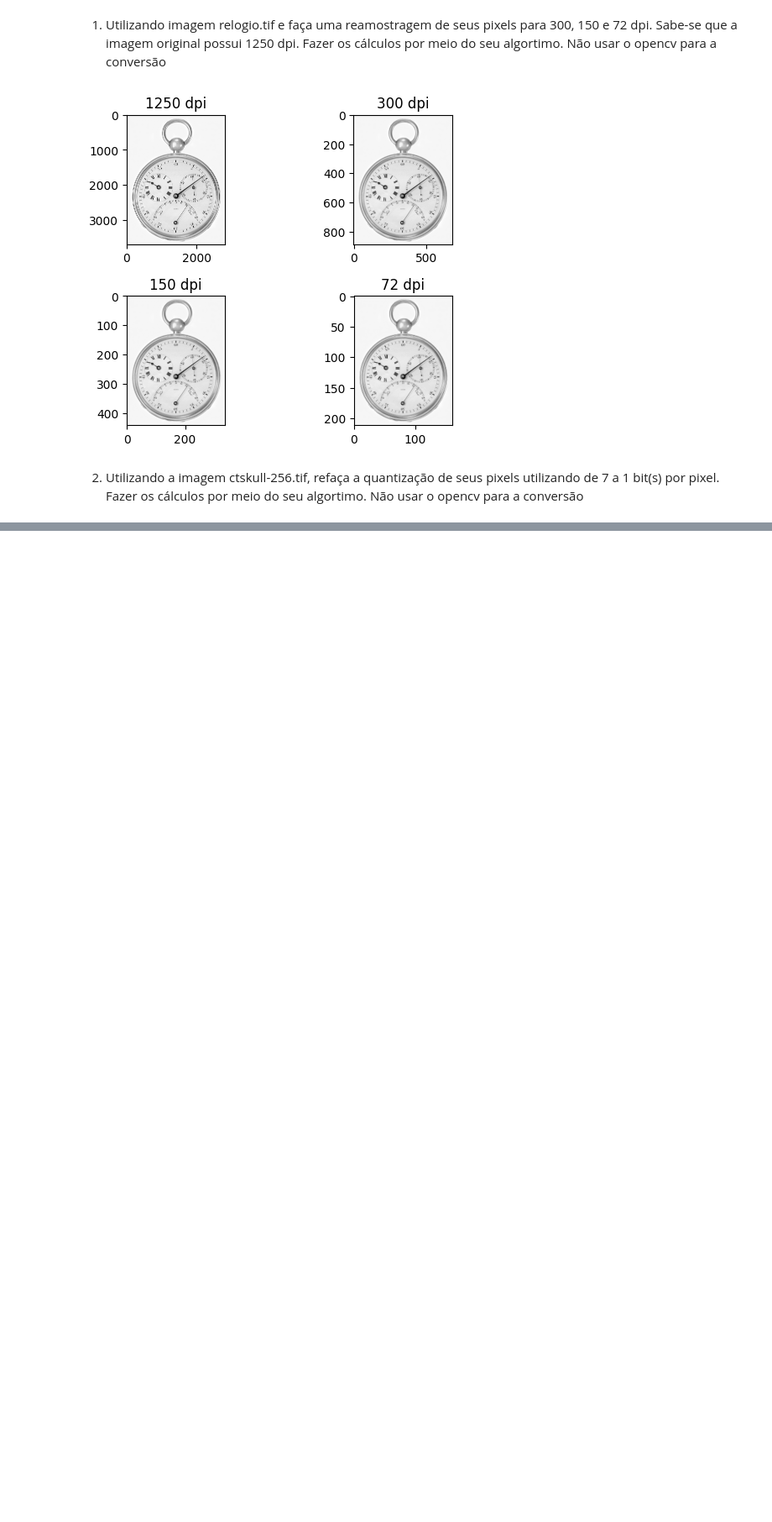
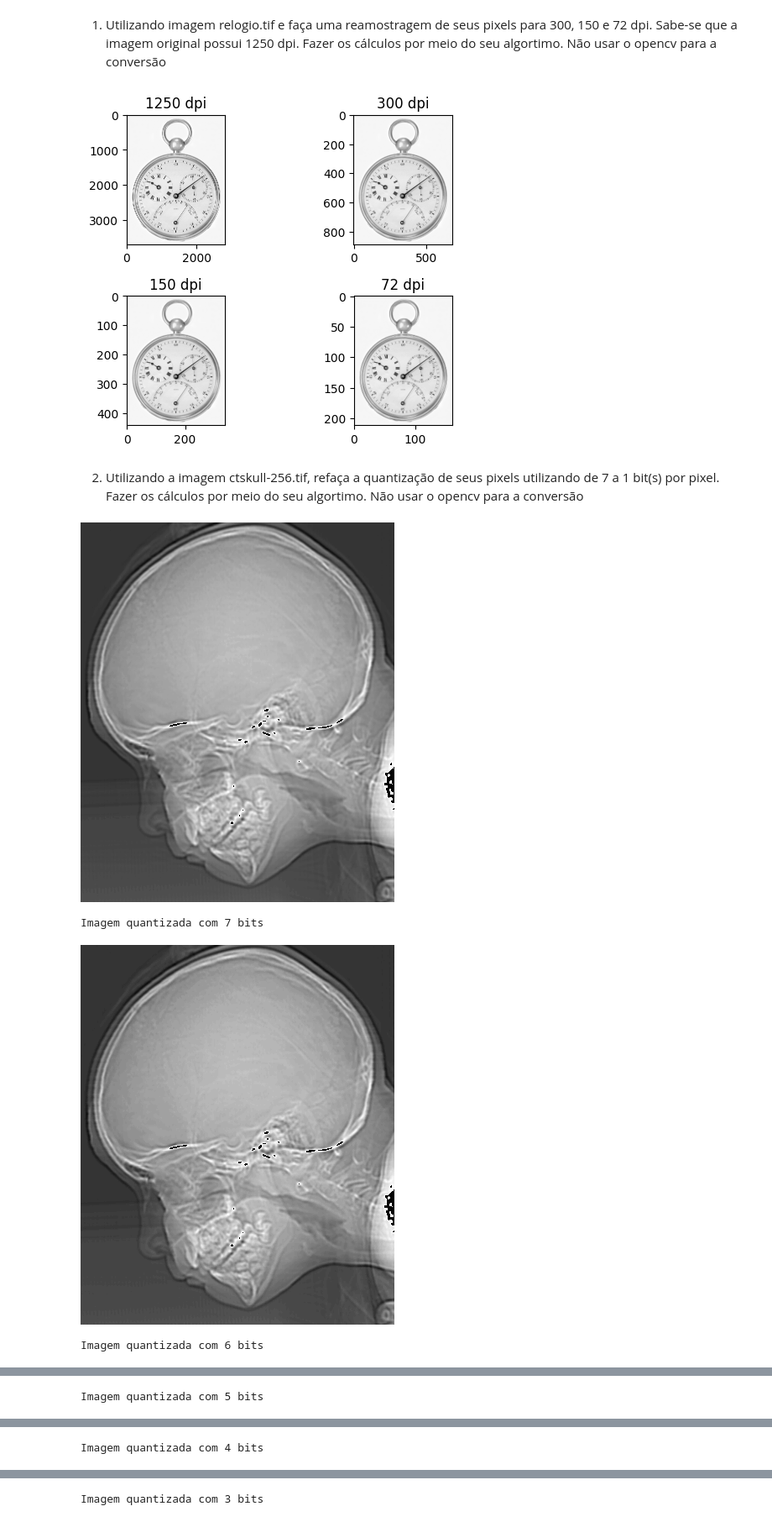
Before and after one commit to DanielGoncalves666/gbc216_t1_G01, a Jupyter notebook: Lab01 - Sampling and Quantization/lab01.ipynb, the cells around one changed output, grey strips where cells are left out. Shown at 84% size. Drawn from its saved outputs; the diff is of its cells as text; code cells hidden in the pictures; blank space fills up the shorter version.

```diff
--- a/Lab01 - Sampling and Quantization/lab01.ipynb
+++ b/Lab01 - Sampling and Quantization/lab01.ipynb
@@ -116,3 +116,35 @@ if __name__ == "__main__":
 [figure]
 # %% [markdown]
 2)	Utilizando a imagem ctskull-256.tif, refaça a quantização de seus pixels utilizando de 7 a 1 bit(s) por pixel.  Fazer os cálculos por meio do seu algortimo. Não usar o opencv para a conversão
+# %%
+import cv2
+import numpy as np
+from PIL import Image
+
+image = cv2.imread("./ctskull-256.tif", cv2.IMREAD_GRAYSCALE)
+
+def quantize_image(image, bits):
+    normalized_image = image / 255.0
+
+    levels = 2 ** bits
+
+    quantized_image = np.floor(normalized_image * levels) / (levels - 1)
+
+    quantized_image = np.uint8(quantized_image * 255)
+
+    return quantized_image
+
+quantized_images = {}
+
+for bits in range(7, 0, -1):
+    quantized_images[bits] = quantize_image(image, bits)
+
+for bits in range(7, 0, -1):
+    pil_image = Image.fromarray(quantized_images[bits])
+    display(pil_image)
+    print(f'Imagem quantizada com {bits} bits')
+# %% [output]
+[figure, added]
+Imagem quantizada com 7 bits
+[figure, added]
+Imagem quantizada com 6 bits
@@ -118,0 +152 @@ if __name__ == "__main__":
+Imagem quantizada com 5 bits
@@ -118,0 +154 @@ if __name__ == "__main__":
+Imagem quantizada com 4 bits
@@ -118,0 +156 @@ if __name__ == "__main__":
+Imagem quantizada com 3 bits
```
Also changed, not shown: parts of 1 cell of this notebook.
